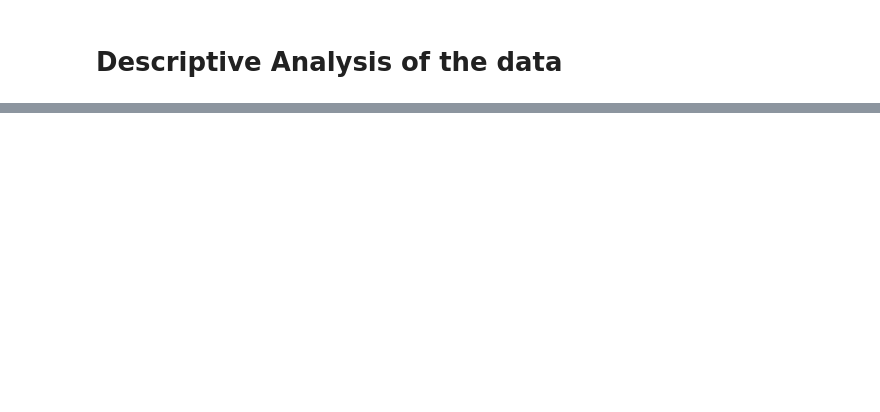
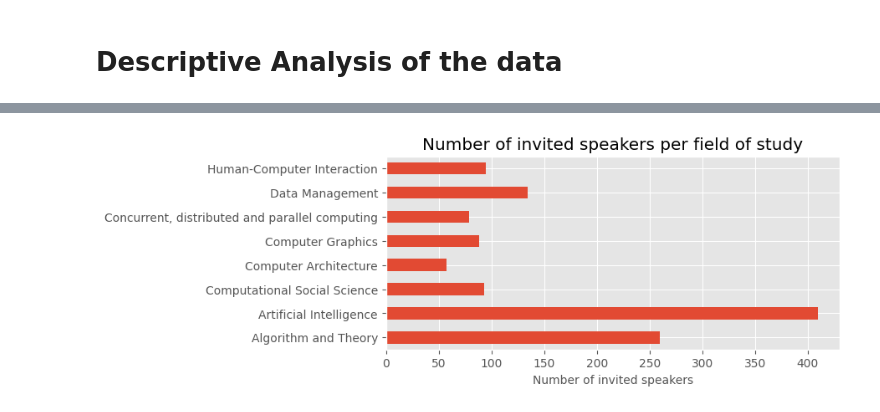
Before and after one commit to mariespedersen/Thesis_github, a Jupyter notebook: Descriptive_Analysis.ipynb, the cells around one changed output, grey strips where cells are left out. Saved outputs shown, nothing was run; the diff lists cells and outputs as text; code cells hidden in the pictures; blank space fills up the shorter version.

```diff
--- a/Descriptive_Analysis.ipynb
+++ b/Descriptive_Analysis.ipynb
@@ -137,0 +36,7 @@ dtype: int64
+# %%
+df_invited['Main Topic'].value_counts().sort_index().plot(kind='barh',figsize=(7,3))
+plt.xlabel('Number of invited speakers', fontsize=10)
+plt.title('Number of invited speakers per field of study')
+plt.show()
+# %% [output]
+[figure, added]
```
Also changed, not shown: parts of 22 cells of this notebook.
